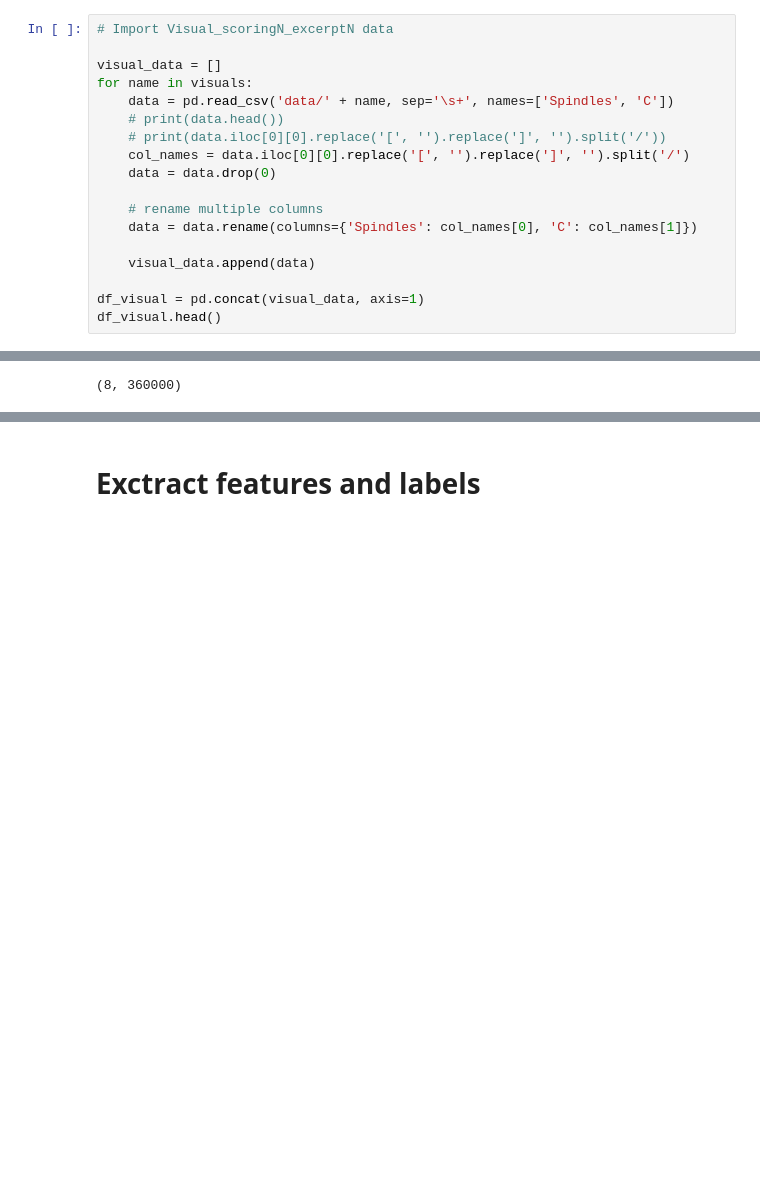
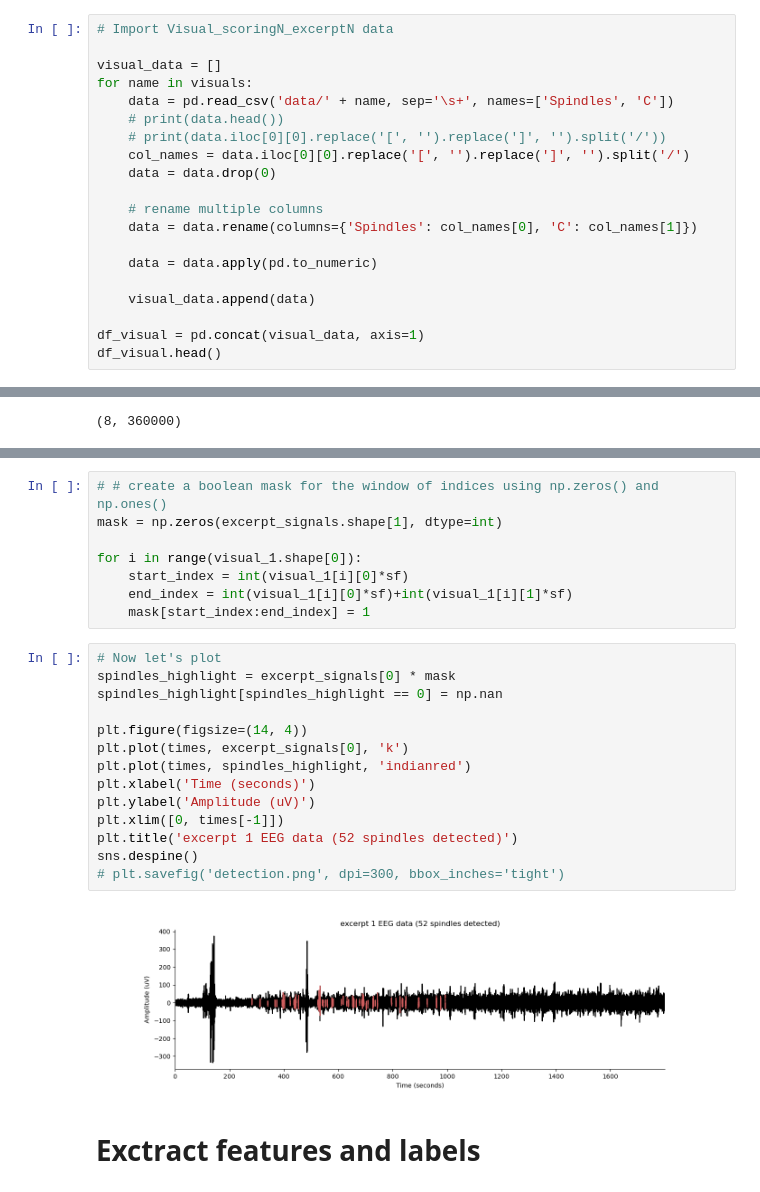
Before and after one commit to FabioLddo/personalized_sleep_spindle_detection, a Jupyter notebook: Project_Gubeli_Ippolito_Loddo.ipynb, the cells around one changed output, grey strips where cells are left out. Saved outputs shown, nothing was run; the diff lists cells and outputs as text; blank space fills up the shorter version.

```diff
--- a/Project_Gubeli_Ippolito_Loddo.ipynb
+++ b/Project_Gubeli_Ippolito_Loddo.ipynb
@@ -94,6 +100,8 @@ for name in visuals:
     # rename multiple columns
     data = data.rename(columns={'Spindles': col_names[0], 'C': col_names[1]})
 
+    data = data.apply(pd.to_numeric)
+
     visual_data.append(data)
 
 df_visual = pd.concat(visual_data, axis=1)
@@ -259,3 +293,27 @@ excerpt_signals.shape
+# %%
+# # create a boolean mask for the window of indices using np.zeros() and np.ones()
+mask = np.zeros(excerpt_signals.shape[1], dtype=int)
+
+for i in range(visual_1.shape[0]):
+    start_index = int(visual_1[i][0]*sf)
+    end_index = int(visual_1[i][0]*sf)+int(visual_1[i][1]*sf)
+    mask[start_index:end_index] = 1
+# %%
+# Now let's plot
+spindles_highlight = excerpt_signals[0] * mask
+spindles_highlight[spindles_highlight == 0] = np.nan
+
+plt.figure(figsize=(14, 4))
+plt.plot(times, excerpt_signals[0], 'k')
+plt.plot(times, spindles_highlight, 'indianred')
+plt.xlabel('Time (seconds)')
+plt.ylabel('Amplitude (uV)')
+plt.xlim([0, times[-1]])
+plt.title('excerpt 1 EEG data (52 spindles detected)')
+sns.despine()
+# plt.savefig('detection.png', dpi=300, bbox_inches='tight')
+# %% [output]
+[figure, added]
 # %% [markdown]
 # Exctract features and labels
 # %%
```
Also changed, not shown: parts of 8 cells of this notebook.
